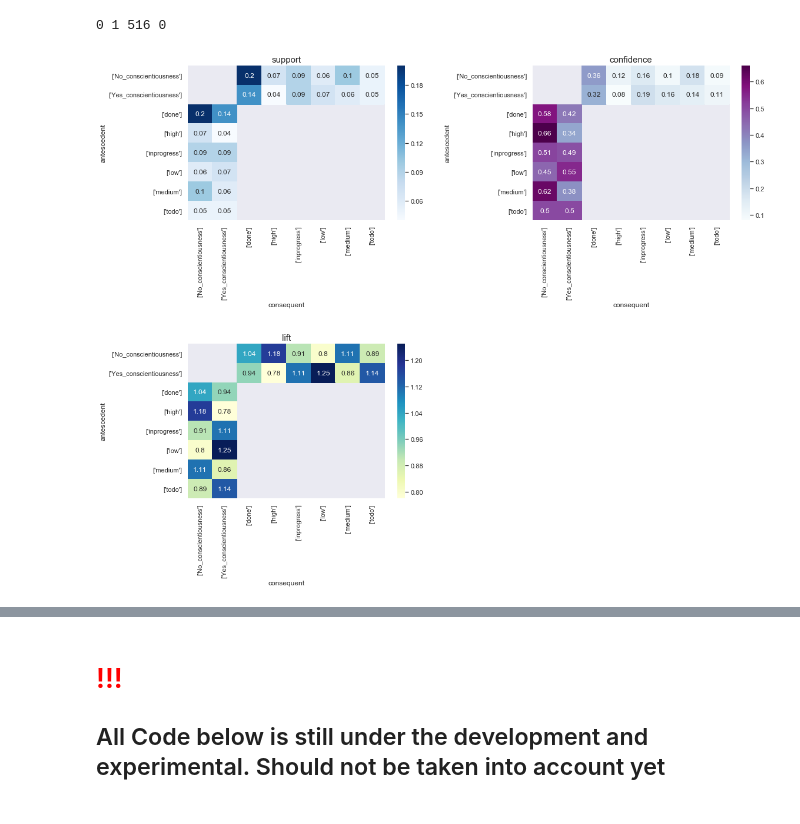
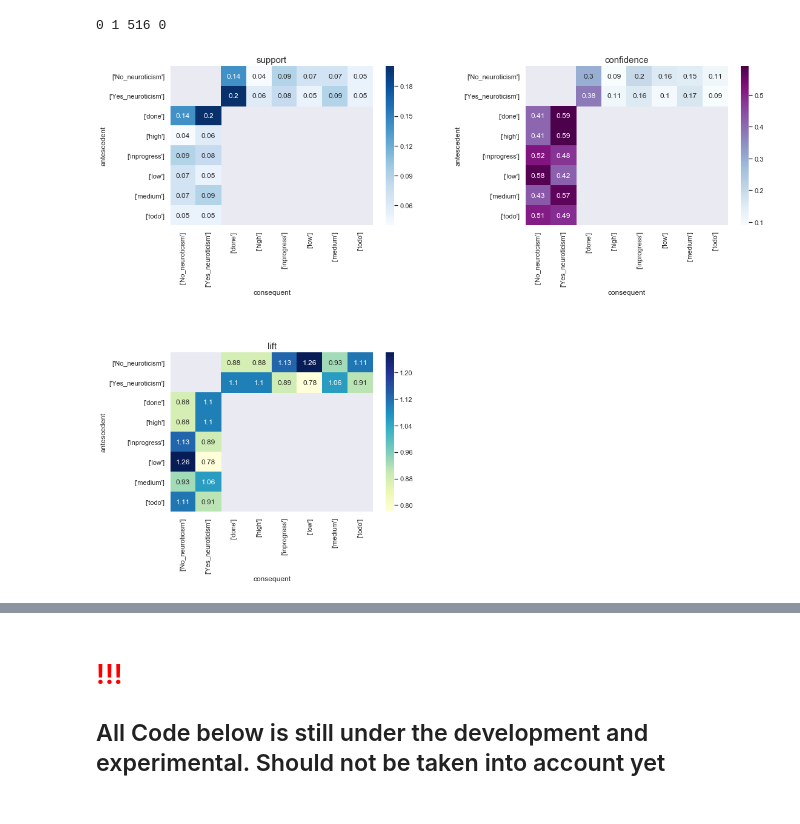
Before and after one commit to gogoladzetedo/Personalities_In_Agile, a Jupyter notebook: Analysis.ipynb, the cells around one changed output, grey strips where cells are left out. Drawn from its saved outputs; the diff is of its cells as text; code cells hidden in the pictures.

```diff
--- a/Analysis.ipynb
+++ b/Analysis.ipynb
@@ -1433,9 +1462,9 @@ e_all_rules = get_association_rules_df(e_all,'metric','trait', 0.0001, 0.0001, T
 a_all_rules = get_association_rules_df(a_all,'metric','trait', 0.0001, 0.0001, True)
 n_all_rules = get_association_rules_df(n_all,'metric','trait', 0.0001, 0.0001, True)
 # %%
-heatmap_rule_stats(c_all_rules, min_support_=0.00001,min_confidence_=0.00001)
+heatmap_rule_stats(n_all_rules, min_support_=0.00001,min_confidence_=0.00001)
 # %% [output]
-[figure, old version]
+[figure, new version]
 # %%
 times_personalities = pd.merge(user_personalities
     , valid_users_times[(valid_users_times['minutes_spent']>0)&(valid_users_times['minutes_spent']<100000)]
```
Also changed, not shown: parts of 14 cells of this notebook.
